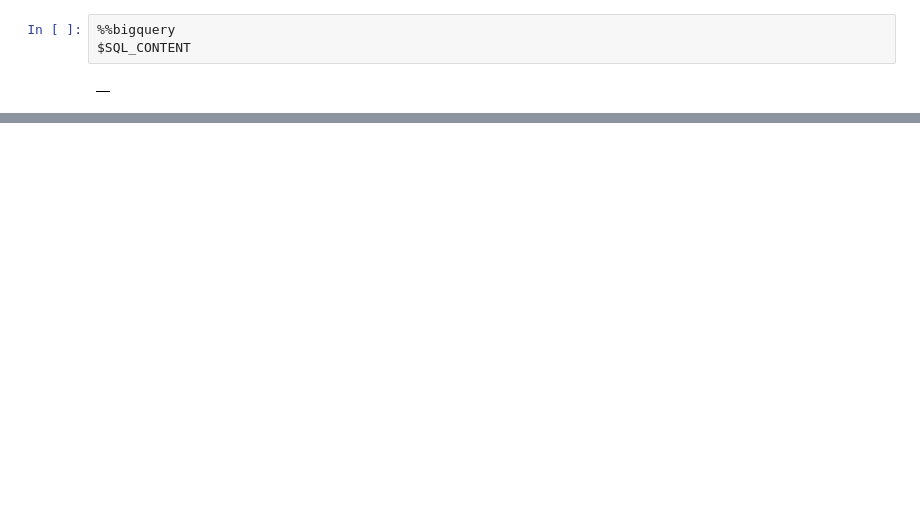
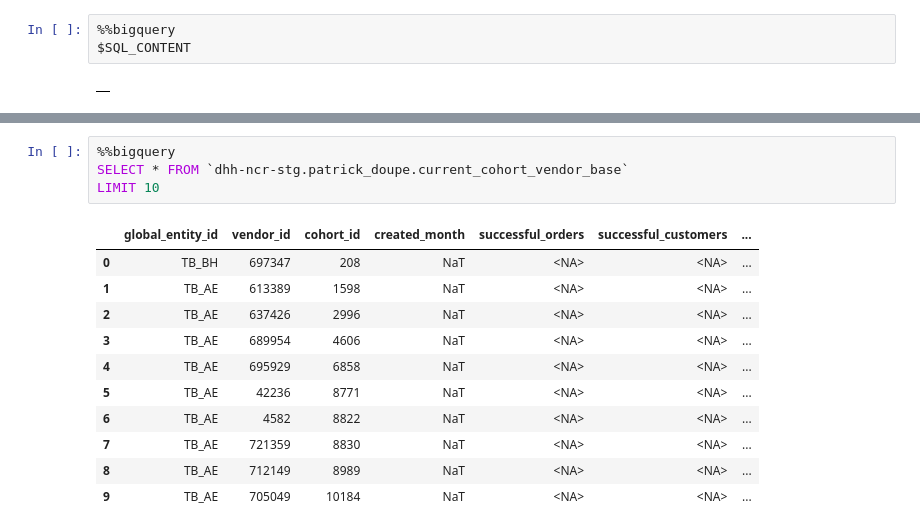
Before and after one commit to pdoupe/ad_hoc, a Jupyter notebook: cohorts/notebooks/create_data.ipynb, the cells around one changed output, grey strips where cells are left out. Saved outputs shown, nothing was run; the diff lists cells and outputs as text; blank space fills up the shorter version.

```diff
--- a/cohorts/notebooks/create_data.ipynb
+++ b/cohorts/notebooks/create_data.ipynb
@@ -31,0 +72,16 @@ $SQL_CONTENT
+# %%
+%%bigquery
+SELECT * FROM `dhh-ncr-stg.patrick_doupe.current_cohort_vendor_base`
+LIMIT 10
+# %% [output]
+|  | global_entity_id | vendor_id | cohort_id | created_month | successful_orders | successful_customers | ... |
+| 0 | TB_BH | 697347 | 208 | NaT | <NA> | <NA> | ... |
+| 1 | TB_AE | 613389 | 1598 | NaT | <NA> | <NA> | ... |
+| 2 | TB_AE | 637426 | 2996 | NaT | <NA> | <NA> | ... |
+| 3 | TB_AE | 689954 | 4606 | NaT | <NA> | <NA> | ... |
+| 4 | TB_AE | 695929 | 6858 | NaT | <NA> | <NA> | ... |
+| 5 | TB_AE | 42236 | 8771 | NaT | <NA> | <NA> | ... |
+| 6 | TB_AE | 4582 | 8822 | NaT | <NA> | <NA> | ... |
+| 7 | TB_AE | 721359 | 8830 | NaT | <NA> | <NA> | ... |
+| 8 | TB_AE | 712149 | 8989 | NaT | <NA> | <NA> | ... |
+| 9 | TB_AE | 705049 | 10184 | NaT | <NA> | <NA> | ... |
```
Also changed, not shown: parts of 7 cells of this notebook, 5 other files.
